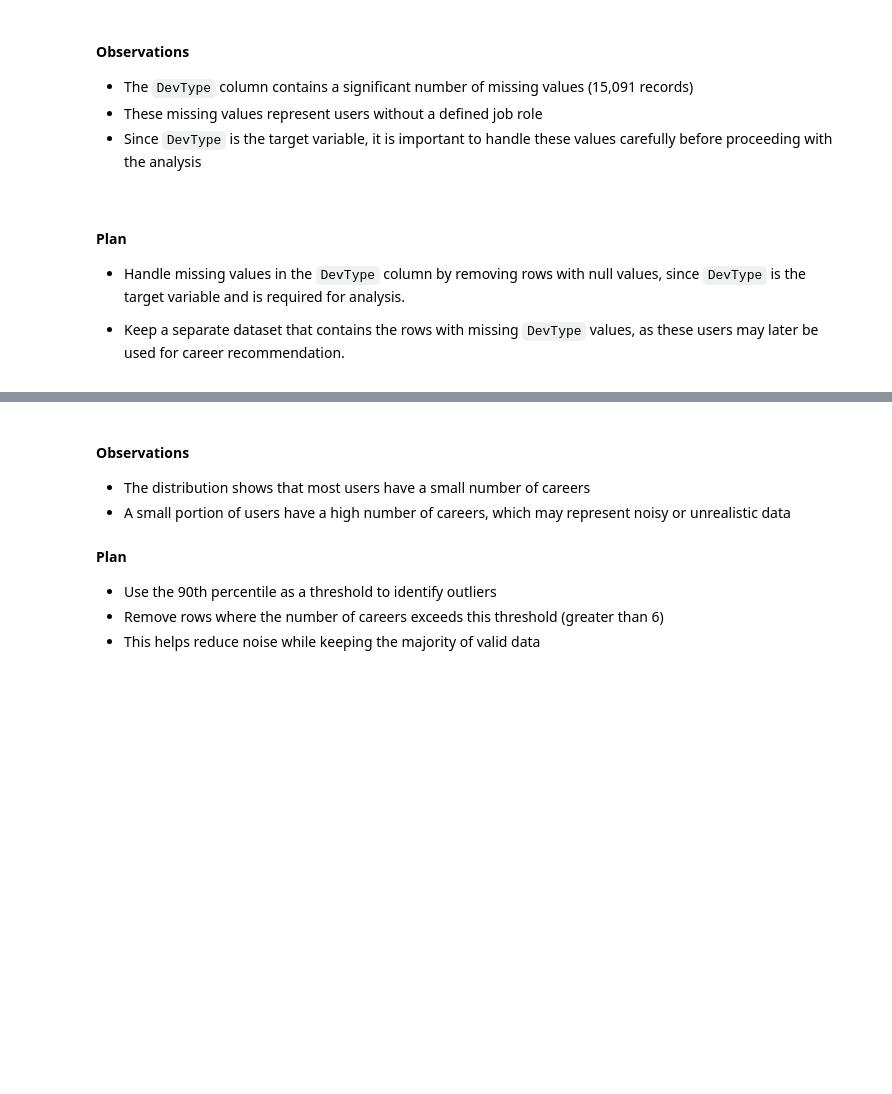
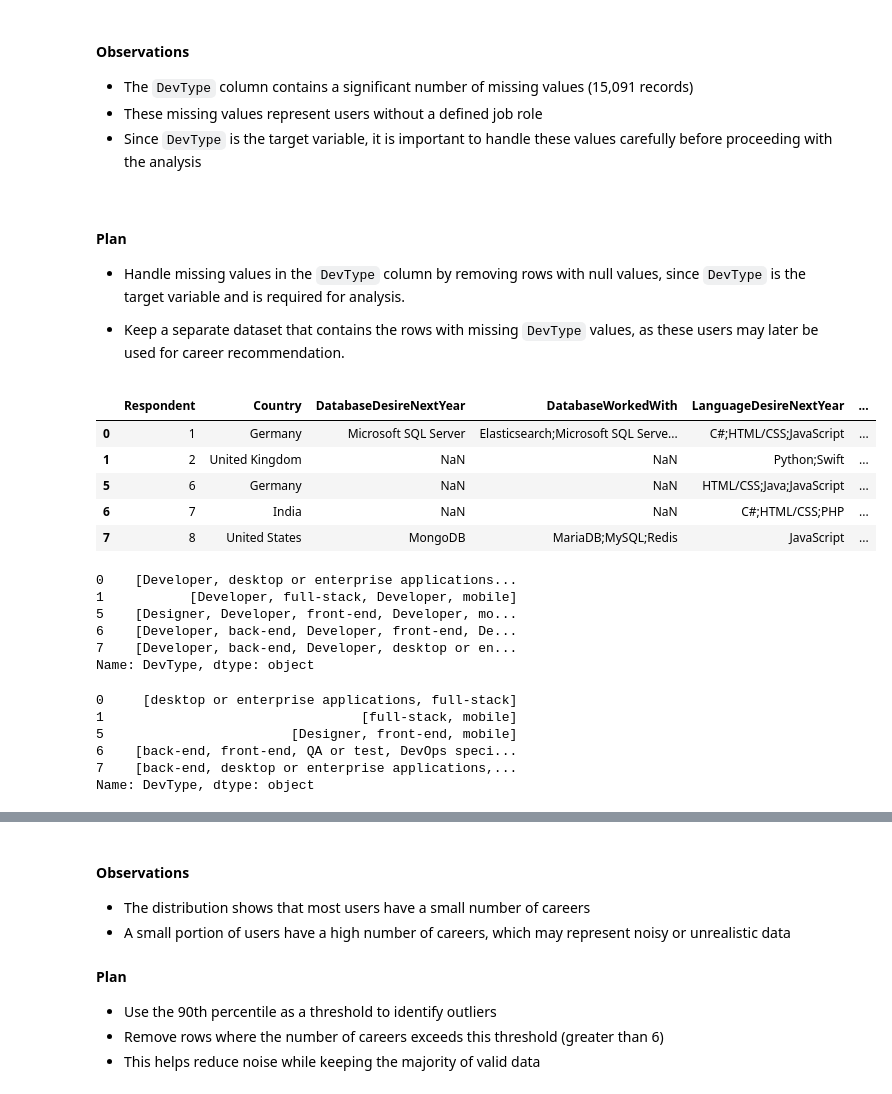
Before and after one commit to YousefAmerAwad/CareerTech-Mapper, a Jupyter notebook: exploration.ipynb, the cells around one changed output, grey strips where cells are left out. Cells and saved outputs as stored; diff of their text form; code cells hidden in the pictures; blank space fills up the shorter version.

```diff
--- a/exploration.ipynb
+++ b/exploration.ipynb
@@ -136,12 +204,27 @@ print('Number of not nulls: ', not_null_count)
 # %%
 # Handle missing values in DevType
 
 # separate rows with missing DevType (for future use)
 df_no_devtype = df_core[df_core['DevType'].isnull()].copy()
 
 # keep only rows with valid DevType (main dataset)
 df_core = df_core[df_core['DevType'].notnull()].copy()
-df_core
+df_core.head()
+# %% [output]
+|  | Respondent | Country | DatabaseDesireNextYear | DatabaseWorkedWith | LanguageDesireNextYear | ... |
+| 0 | 1 | Germany | Microsoft SQL Server | Elasticsearch;Microsoft SQL Serve... | C#;HTML/CSS;JavaScript | ... |
+| 1 | 2 | United Kingdom | NaN | NaN | Python;Swift | ... |
+| 5 | 6 | Germany | NaN | NaN | HTML/CSS;Java;JavaScript | ... |
+| 6 | 7 | India | NaN | NaN | C#;HTML/CSS;PHP | ... |
+| 7 | 8 | United States | MongoDB | MariaDB;MySQL;Redis | JavaScript | ... |
 # %%
 # split DevType into multiple roles using ';' separator
 df_core['DevType'] = df_core['DevType'].str.split(';')
+df_core['DevType'].head()
+# %% [output]
+0    [Developer, desktop or enterprise applications...
+1           [Developer, full-stack, Developer, mobile]
+5    [Designer, Developer, front-end, Developer, mo...
+6    [Developer, back-end, Developer, front-end, De...
+7    [Developer, back-end, Developer, desktop or en...
+Name: DevType, dtype: object
@@ -153,7 +234,14 @@ df_core['DevType'] = df_core['DevType'].apply(
     lambda careers: [career.replace('Developer, ', '').strip() for career in careers]
 )
 
-df_core
+df_core['DevType'].head()
+# %% [output]
+0     [desktop or enterprise applications, full-stack]
+1                                 [full-stack, mobile]
+5                        [Designer, front-end, mobile]
+6    [back-end, front-end, QA or test, DevOps speci...
+7    [back-end, desktop or enterprise applications,...
+Name: DevType, dtype: object
 # %%
 # get frequency of each DevType role
 df_core['DevType'].explode().value_counts()
```
Also changed, not shown: parts of 12 cells of this notebook.
